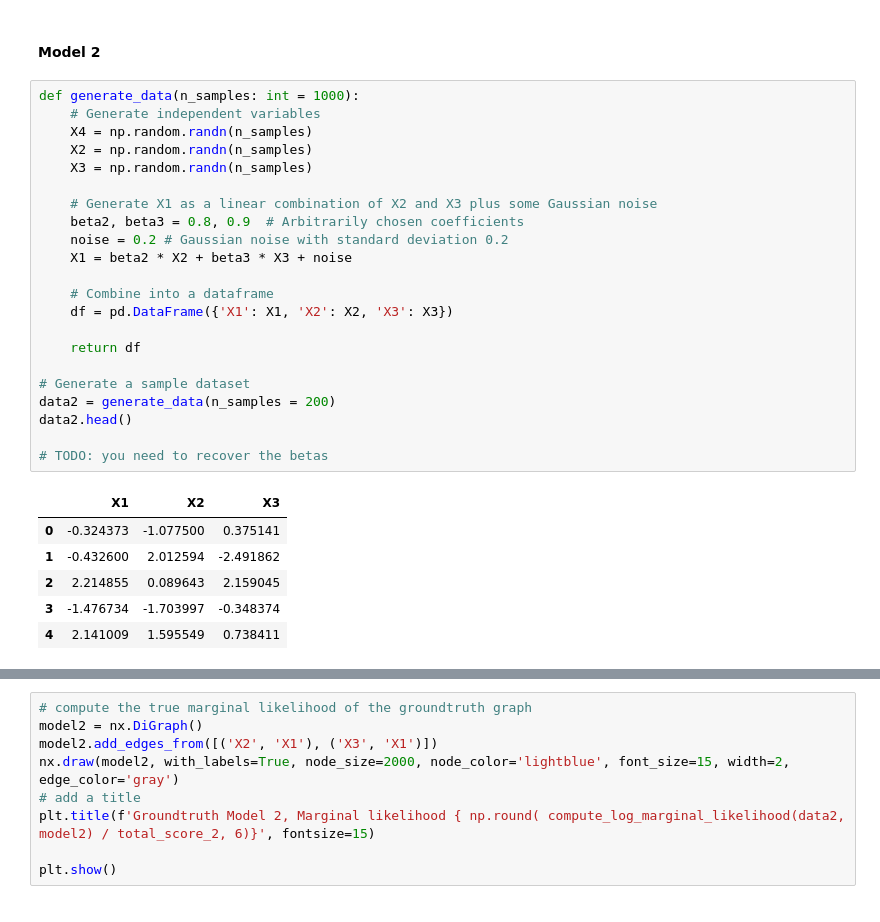
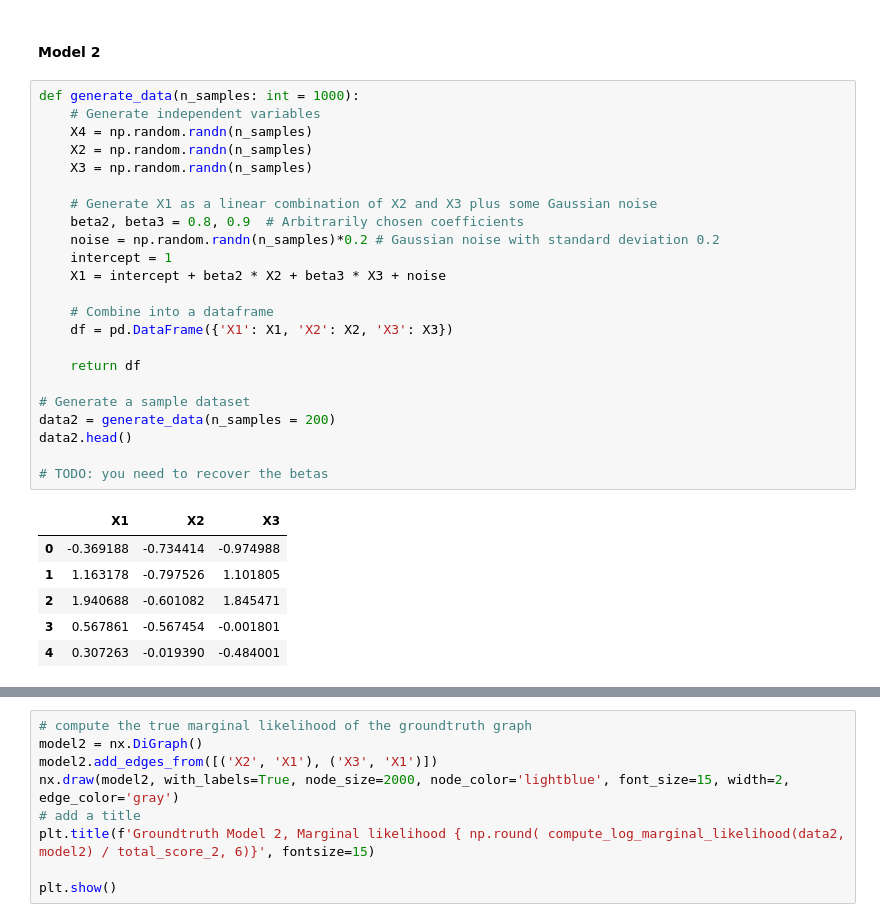
Before and after one commit to catarina-moreira/Structure_Learning_Study, a Jupyter notebook: causal_discovery/structure_MCMC.ipynb, the cells around one changed output, grey strips where cells are left out. Saved outputs shown, nothing was run; the diff lists cells and outputs as text.

Commit message:
MCMC with intercept

```diff
--- a/causal_discovery/structure_MCMC.ipynb
+++ b/causal_discovery/structure_MCMC.ipynb
@@ -1046,32 +1056,33 @@ data
 # %%
 def generate_data(n_samples: int = 1000):
     # Generate independent variables
     X4 = np.random.randn(n_samples)
     X2 = np.random.randn(n_samples)
     X3 = np.random.randn(n_samples)
 
     # Generate X1 as a linear combination of X2 and X3 plus some Gaussian noise
     beta2, beta3 = 0.8, 0.9  # Arbitrarily chosen coefficients
-    noise = 0.2 # Gaussian noise with standard deviation 0.2
-    X1 = beta2 * X2 + beta3 * X3 + noise
+    noise = np.random.randn(n_samples)*0.2 # Gaussian noise with standard deviation 0.2
+    intercept = 1
+    X1 = intercept + beta2 * X2 + beta3 * X3 + noise
 
     # Combine into a dataframe
     df = pd.DataFrame({'X1': X1, 'X2': X2, 'X3': X3})
 
     return df
 
 # Generate a sample dataset
 data2 = generate_data(n_samples = 200)
 data2.head()
 
 # TODO: you need to recover the betas
 # %% [output]
 |  | X1 | X2 | X3 |
-| 0 | -0.324373 | -1.077500 | 0.375141 |
-| 1 | -0.432600 | 2.012594 | -2.491862 |
-| 2 | 2.214855 | 0.089643 | 2.159045 |
-| 3 | -1.476734 | -1.703997 | -0.348374 |
-| 4 | 2.141009 | 1.595549 | 0.738411 |
+| 0 | -0.369188 | -0.734414 | -0.974988 |
+| 1 | 1.163178 | -0.797526 | 1.101805 |
+| 2 | 1.940688 | -0.601082 | 1.845471 |
+| 3 | 0.567861 | -0.567454 | -0.001801 |
+| 4 | 0.307263 | -0.019390 | -0.484001 |
 # %%
 # compute theoretical marginal likelihood: for each model, compute the marginal likelihood of the data, and then normalize accross all DAGs
 all_dags_2, total_score_2 = generate_all_dags( data2 )
```
Also changed, not shown: parts of 12 cells of this notebook, 1 other file.
